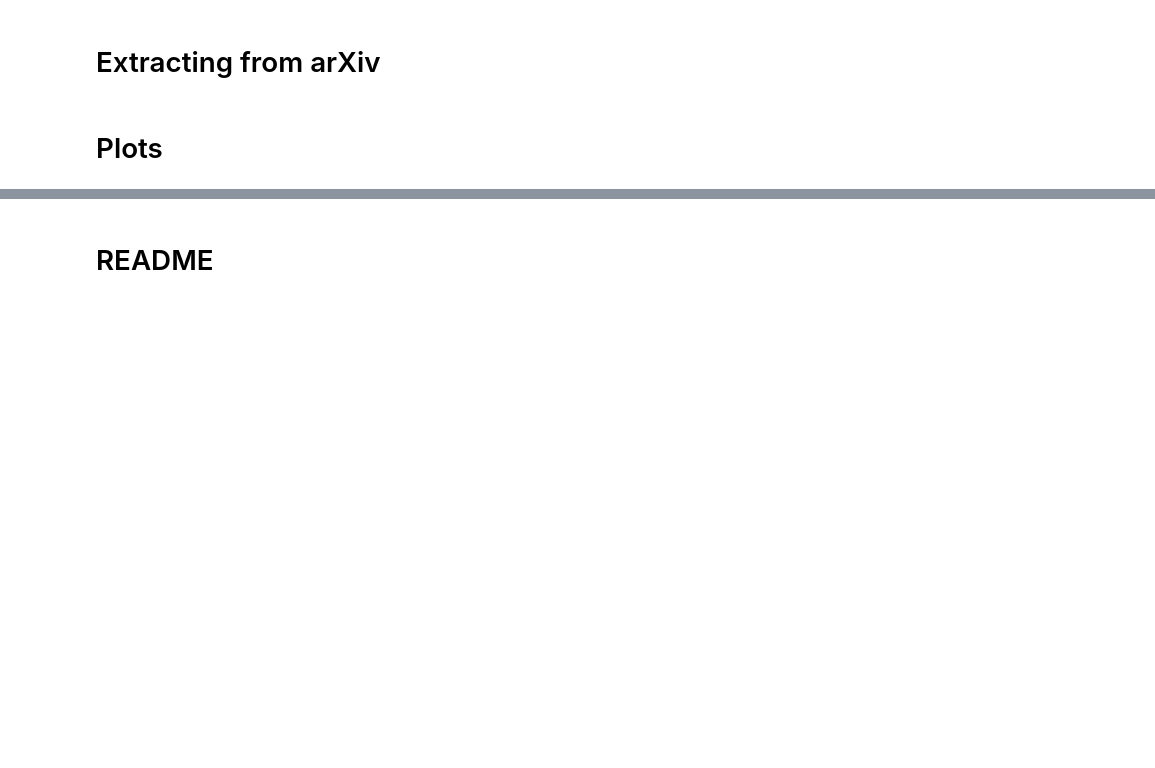
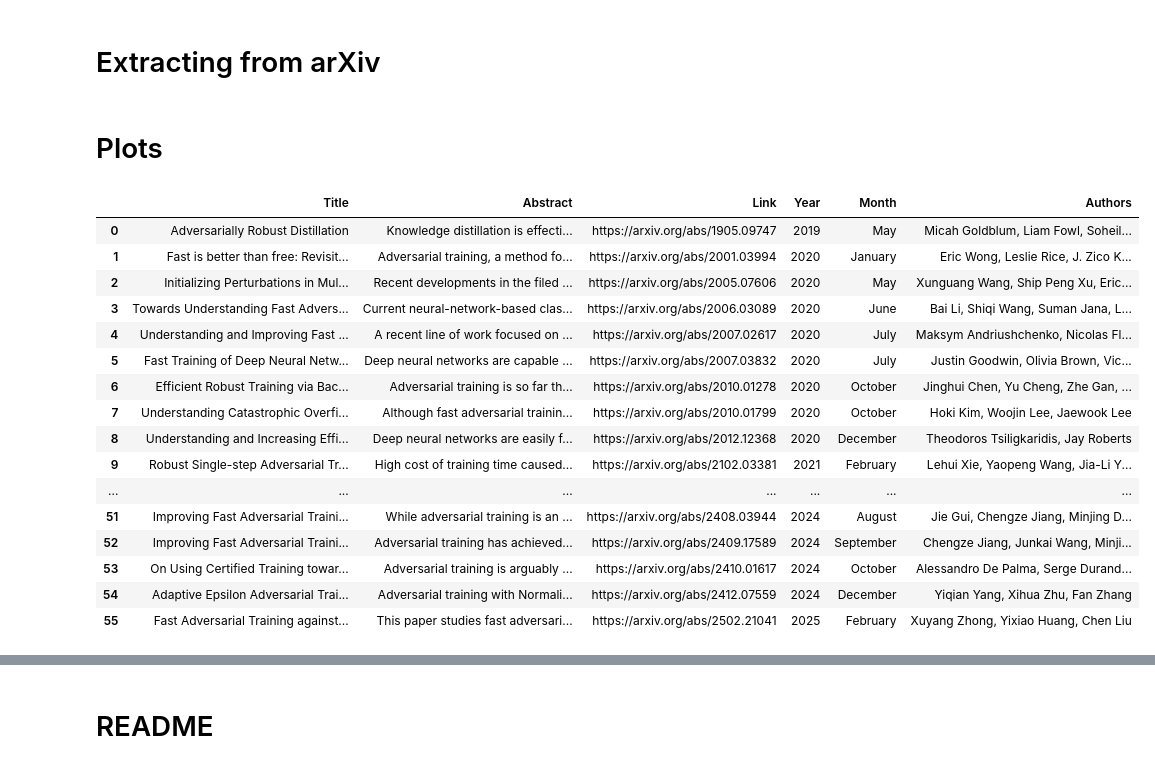
Before and after one commit to RamtinMoslemi/Catastrophic-Overfitting-Papers, a Jupyter notebook: CO_Papers.ipynb, the cells around one changed output, grey strips where cells are left out. Drawn from its saved outputs; the diff is of its cells as text; code cells hidden in the pictures; blank space fills up the shorter version.

Commit message:
Include FAT papers
Add papers with "Fast Adversarial Training" in their titles and abstracts.

```diff
--- a/CO_Papers.ipynb
+++ b/CO_Papers.ipynb
@@ -90,5 +95,26 @@ df.to_csv('co_papers.csv', index=False)
 # %% [markdown]
 # Plots
+# %%
+df = pd.read_csv('co_papers.csv')
+df
+# %% [output]
+|  | Title | Abstract | Link | Year | Month | Authors |
+| 0 | Adversarially Robust Distillation | Knowledge distillation is effecti... | https://arxiv.org/abs/1905.09747 | 2019 | May | Micah Goldblum, Liam Fowl, Soheil... |
+| 1 | Fast is better than free: Revisit... | Adversarial training, a method fo... | https://arxiv.org/abs/2001.03994 | 2020 | January | Eric Wong, Leslie Rice, J. Zico K... |
+| 2 | Initializing Perturbations in Mul... | Recent developments in the filed ... | https://arxiv.org/abs/2005.07606 | 2020 | May | Xunguang Wang, Ship Peng Xu, Eric... |
+| 3 | Towards Understanding Fast Advers... | Current neural-network-based clas... | https://arxiv.org/abs/2006.03089 | 2020 | June | Bai Li, Shiqi Wang, Suman Jana, L... |
+| 4 | Understanding and Improving Fast ... | A recent line of work focused on ... | https://arxiv.org/abs/2007.02617 | 2020 | July | Maksym Andriushchenko, Nicolas Fl... |
+| 5 | Fast Training of Deep Neural Netw... | Deep neural networks are capable ... | https://arxiv.org/abs/2007.03832 | 2020 | July | Justin Goodwin, Olivia Brown, Vic... |
+| 6 | Efficient Robust Training via Bac... | Adversarial training is so far th... | https://arxiv.org/abs/2010.01278 | 2020 | October | Jinghui Chen, Yu Cheng, Zhe Gan, ... |
+| 7 | Understanding Catastrophic Overfi... | Although fast adversarial trainin... | https://arxiv.org/abs/2010.01799 | 2020 | October | Hoki Kim, Woojin Lee, Jaewook Lee |
+| 8 | Understanding and Increasing Effi... | Deep neural networks are easily f... | https://arxiv.org/abs/2012.12368 | 2020 | December | Theodoros Tsiligkaridis, Jay Roberts |
+| 9 | Robust Single-step Adversarial Tr... | High cost of training time caused... | https://arxiv.org/abs/2102.03381 | 2021 | February | Lehui Xie, Yaopeng Wang, Jia-Li Y... |
+| ... | ... | ... | ... | ... | ... | ... |
+| 51 | Improving Fast Adversarial Traini... | While adversarial training is an ... | https://arxiv.org/abs/2408.03944 | 2024 | August | Jie Gui, Chengze Jiang, Minjing D... |
+| 52 | Improving Fast Adversarial Traini... | Adversarial training has achieved... | https://arxiv.org/abs/2409.17589 | 2024 | September | Chengze Jiang, Junkai Wang, Minji... |
+| 53 | On Using Certified Training towar... | Adversarial training is arguably ... | https://arxiv.org/abs/2410.01617 | 2024 | October | Alessandro De Palma, Serge Durand... |
+| 54 | Adaptive Epsilon Adversarial Trai... | Adversarial training with Normali... | https://arxiv.org/abs/2412.07559 | 2024 | December | Yiqian Yang, Xihua Zhu, Fan Zhang |
+| 55 | Fast Adversarial Training against... | This paper studies fast adversari... | https://arxiv.org/abs/2502.21041 | 2025 | February | Xuyang Zhong, Yixiao Huang, Chen Liu |
 # %%
 df = pd.read_csv('co_papers.csv')
 df
```
Also changed, not shown: parts of 7 cells of this notebook, 4 other files.
